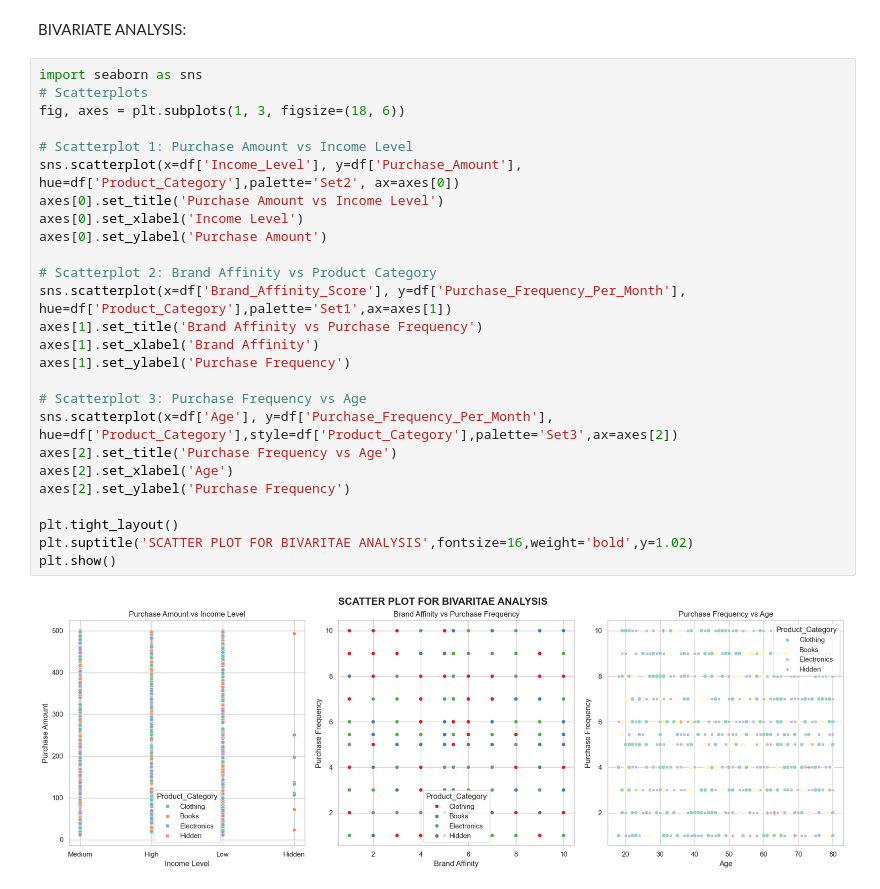
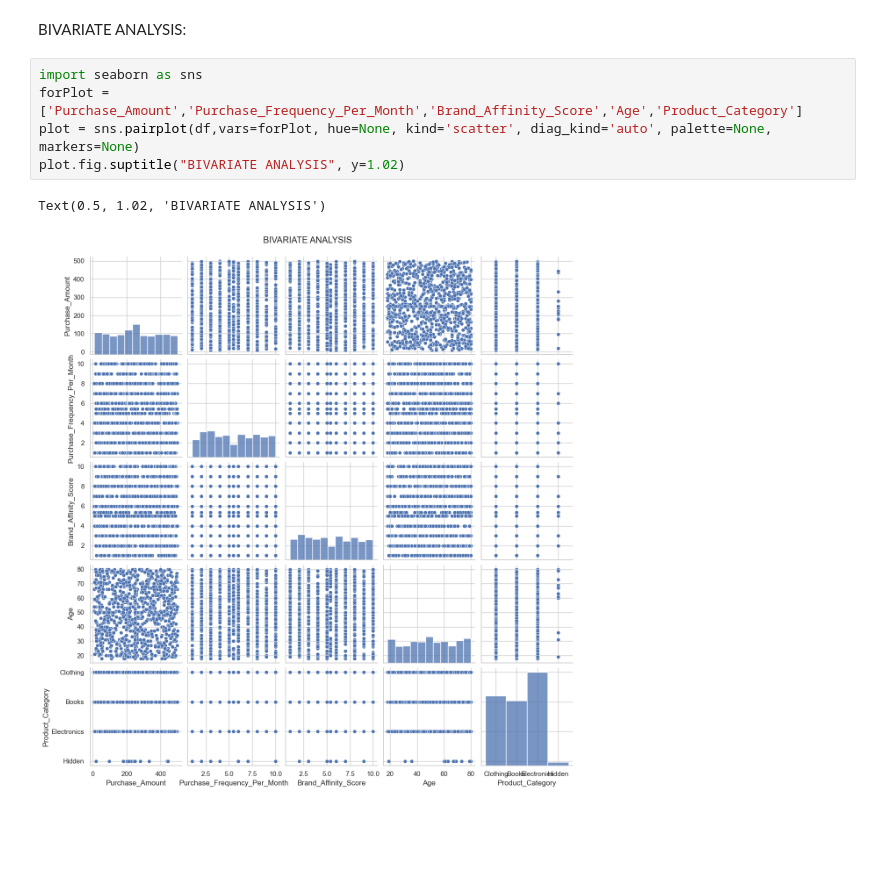
Before and after one commit to shilok09/IDS_Project, a Jupyter notebook: main.ipynb, the cells around one changed output. Cells and saved outputs as stored; diff of their text form; blank space fills up the shorter version.

```diff
--- a/main.ipynb
+++ b/main.ipynb
@@ -201,31 +201,11 @@ plt.show()
 [figure]
 # %% [markdown]
 BIVARIATE ANALYSIS:
-# %%
-import seaborn as sns
-# Scatterplots
-fig, axes = plt.subplots(1, 3, figsize=(18, 6))
-
-# Scatterplot 1: Purchase Amount vs Income Level
-sns.scatterplot(x=df['Income_Level'], y=df['Purchase_Amount'], hue=df['Product_Category'],palette='Set2', ax=axes[0])
-axes[0].set_title('Purchase Amount vs Income Level')
-axes[0].set_xlabel('Income Level')
-axes[0].set_ylabel('Purchase Amount')
-
-# Scatterplot 2: Brand Affinity vs Product Category
-sns.scatterplot(x=df['Brand_Affinity_Score'], y=df['Purchase_Frequency_Per_Month'], hue=df['Product_Category'],palette='Set1',ax=axes[1])
-axes[1].set_title('Brand Affinity vs Purchase Frequency')
-axes[1].set_xlabel('Brand Affinity')
-axes[1].set_ylabel('Purchase Frequency')
-
-# Scatterplot 3: Purchase Frequency vs Age
-sns.scatterplot(x=df['Age'], y=df['Purchase_Frequency_Per_Month'], hue=df['Product_Category'],style=df['Product_Category'],palette='Set3',ax=axes[2])
-axes[2].set_title('Purchase Frequency vs Age')
-axes[2].set_xlabel('Age')
-axes[2].set_ylabel('Purchase Frequency')
-
-plt.tight_layout()
-plt.suptitle('SCATTER PLOT FOR BIVARITAE ANALYSIS',fontsize=16,weight='bold',y=1.02)
-plt.show()
-# %% [output]
-[figure, removed]
+# %%
+import seaborn as sns
+forPlot = ['Purchase_Amount','Purchase_Frequency_Per_Month','Brand_Affinity_Score','Age','Product_Category']
+plot = sns.pairplot(df,vars=forPlot, hue=None, kind='scatter', diag_kind='auto', palette=None, markers=None)
+plot.fig.suptitle("BIVARIATE ANALYSIS", y=1.02)
+# %% [output]
+Text(0.5, 1.02, 'BIVARIATE ANALYSIS')
+[figure, added]
```
Also changed, not shown: parts of 6 cells of this notebook.
